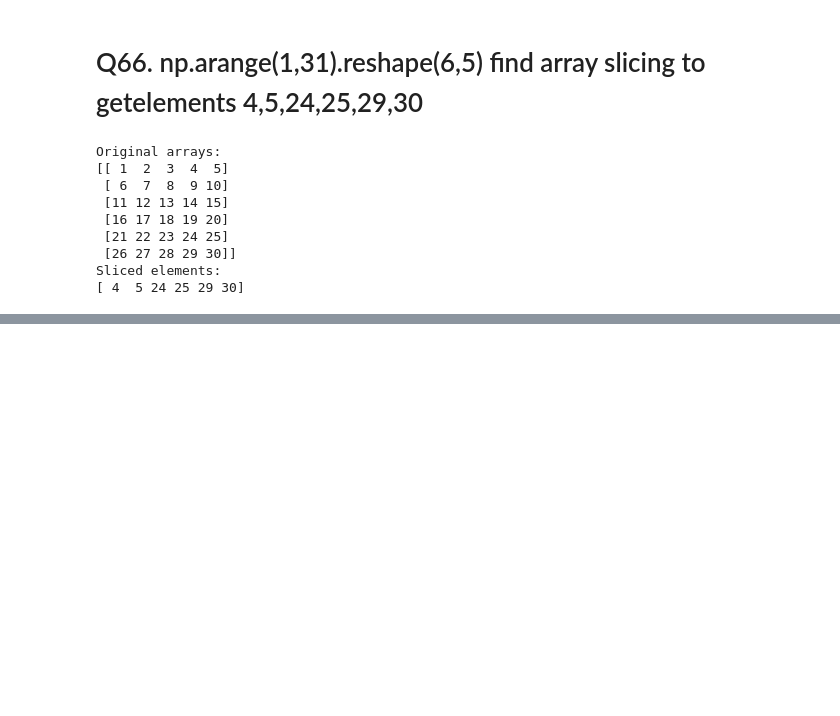
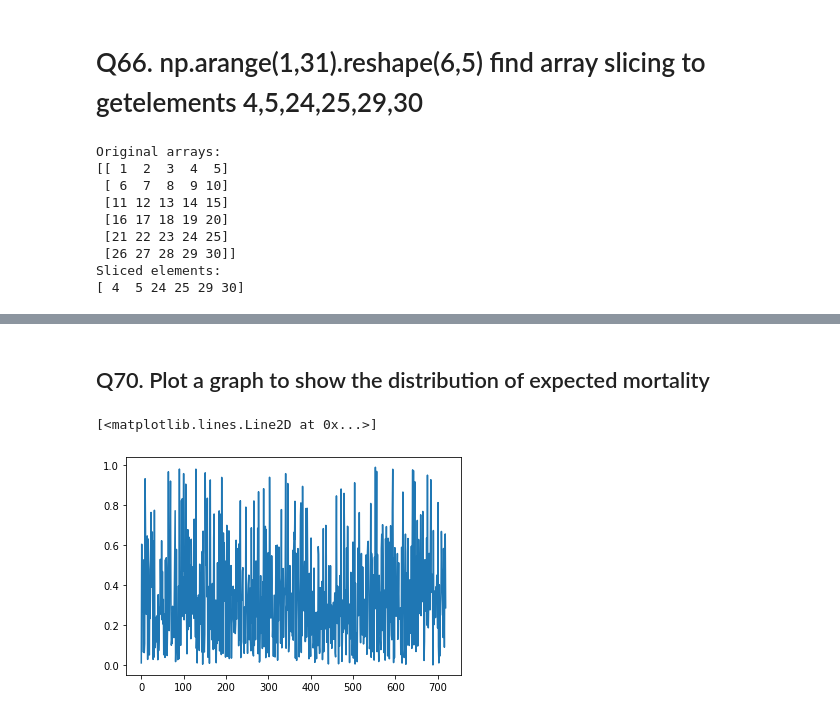
Before and after one commit to swatiguptacse/Team-6-Python-Peers, a Jupyter notebook: Q61to80_team6.ipynb, the cells around one changed output, grey strips where cells are left out. Drawn from its saved outputs; the diff is of its cells as text; code cells hidden in the pictures; blank space fills up the shorter version.

```diff
--- a/Q61to80_team6.ipynb
+++ b/Q61to80_team6.ipynb
@@ -61,0 +166,2 @@ Sliced elements:
+# %% [markdown]
+## Q70. Plot a graph to show the distribution of expected mortality
@@ -61,0 +170,6 @@ Sliced elements:
+# %%
+df = pd.read_excel("HospitalDatabase.xlsx","ReAdmissionRegistry")
+plt.plot(df["ExpectedMortality"])
+# %% [output]
+[<matplotlib.lines.Line2D at 0x...>]
+[figure, added]
```
Also changed, not shown: parts of 14 cells of this notebook.
